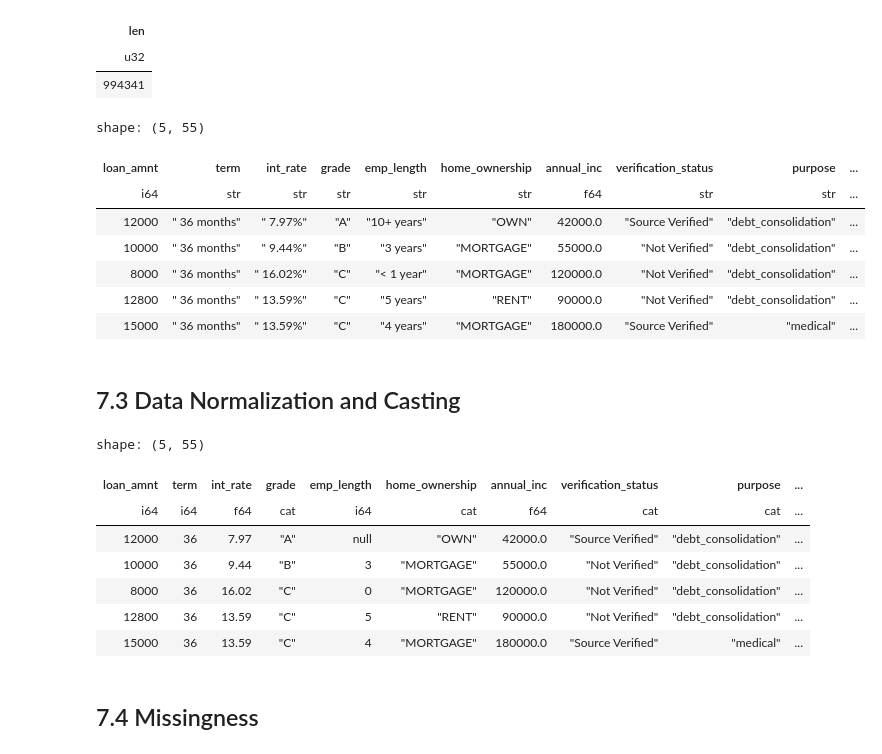
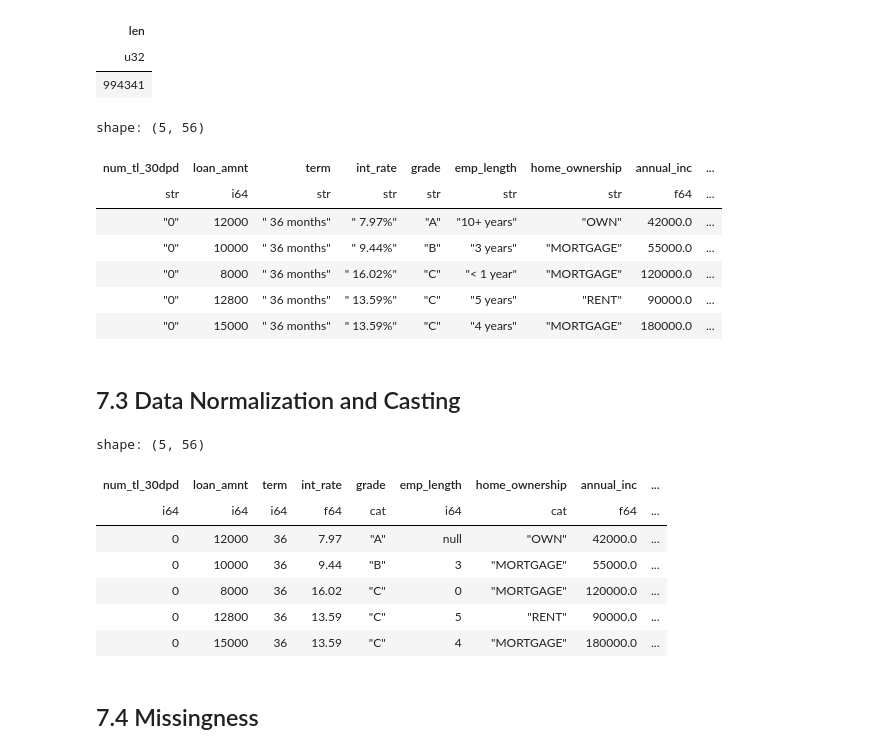
Before and after one commit to adhitizki/lending-club-credit-risk, a Jupyter notebook: notebook/modeling/07-feature-engineering.ipynb, the cells around one changed output. Cells and saved outputs as stored; diff of their text form; code cells hidden in the pictures.

```diff
--- a/notebook/modeling/07-feature-engineering.ipynb
+++ b/notebook/modeling/07-feature-engineering.ipynb
@@ -17,3 +17,13 @@ from pathlib import Path
 sys.path.append(str(Path.cwd().parent.parent))
 
 from src.config import RAW_DIR, INTERIM_DIR, PROCESSED_DIR, DOCS_DIR
+# %%
+import ray
+from cudf_polars.engine.ray import RayEngine
+
+if not ray.is_initialized():
+    ray.init()
+
+engine = RayEngine()
+
+print("Ray:", ray.is_initialized())
@@ -90,8 +103,12 @@ PERIOD_COL = "issue_d"
 TARGET_ENG = "default"
 
 FILTER_FEATURE = KEEP_FEATURE + [TARGET, PERIOD_COL]
+# %%
+DROP_FEATURE_NEW = []
+TEMP_KEEP = ["num_tl_30dpd"] + FILTER_FEATURE
 # %%
-df = lf.select(FILTER_FEATURE)
+# df = lf.select(FILTER_FEATURE)
+df = lf.select(TEMP_KEEP)
 # %%
 len(df.collect_schema())
 # %% [output]
@@ -130,16 +147,16 @@ shape: (1, 1)
 | u32 |
 | 994341 |
 # %%
-df.head(5).collect()
+df.head(5).collect(engine=engine)
 # %% [output]
-shape: (5, 55)
+shape: (5, 56)
-| loan_amnt | term | int_rate | grade | emp_length | home_ownership | annual_inc | verification_status | purpose | ... |
-| i64 | str | str | str | str | str | f64 | str | str | ... |
-| 12000 | " 36 months" | " 7.97%" | "A" | "10+ years" | "OWN" | 42000.0 | "Source Verified" | "debt_consolidation" | ... |
-| 10000 | " 36 months" | " 9.44%" | "B" | "3 years" | "MORTGAGE" | 55000.0 | "Not Verified" | "debt_consolidation" | ... |
-| 8000 | " 36 months" | " 16.02%" | "C" | "< 1 year" | "MORTGAGE" | 120000.0 | "Not Verified" | "debt_consolidation" | ... |
-| 12800 | " 36 months" | " 13.59%" | "C" | "5 years" | "RENT" | 90000.0 | "Not Verified" | "debt_consolidation" | ... |
-| 15000 | " 36 months" | " 13.59%" | "C" | "4 years" | "MORTGAGE" | 180000.0 | "Source Verified" | "medical" | ... |
+| num_tl_30dpd | loan_amnt | term | int_rate | grade | emp_length | home_ownership | annual_inc | ... |
+| str | i64 | str | str | str | str | str | f64 | ... |
+| "0" | 12000 | " 36 months" | " 7.97%" | "A" | "10+ years" | "OWN" | 42000.0 | ... |
+| "0" | 10000 | " 36 months" | " 9.44%" | "B" | "3 years" | "MORTGAGE" | 55000.0 | ... |
+| "0" | 8000 | " 36 months" | " 16.02%" | "C" | "< 1 year" | "MORTGAGE" | 120000.0 | ... |
+| "0" | 12800 | " 36 months" | " 13.59%" | "C" | "5 years" | "RENT" | 90000.0 | ... |
+| "0" | 15000 | " 36 months" | " 13.59%" | "C" | "4 years" | "MORTGAGE" | 180000.0 | ... |
 # %% [markdown]
 ## 7.3 Data Normalization and Casting
 # %%
@@ -238,16 +257,16 @@ cast_exec = cast_exec + [pl.col("earliest_cr_line").str.strptime(pl.Date, "%b-%Y
 
 df = df.with_columns(cast_exec)
 # %%
-df.head(5).collect()
+df.head(5).collect(engine=engine)
 # %% [output]
-shape: (5, 55)
+shape: (5, 56)
-| loan_amnt | term | int_rate | grade | emp_length | home_ownership | annual_inc | verification_status | purpose | ... |
-| i64 | i64 | f64 | cat | i64 | cat | f64 | cat | cat | ... |
-| 12000 | 36 | 7.97 | "A" | null | "OWN" | 42000.0 | "Source Verified" | "debt_consolidation" | ... |
-| 10000 | 36 | 9.44 | "B" | 3 | "MORTGAGE" | 55000.0 | "Not Verified" | "debt_consolidation" | ... |
-| 8000 | 36 | 16.02 | "C" | 0 | "MORTGAGE" | 120000.0 | "Not Verified" | "debt_consolidation" | ... |
-| 12800 | 36 | 13.59 | "C" | 5 | "RENT" | 90000.0 | "Not Verified" | "debt_consolidation" | ... |
-| 15000 | 36 | 13.59 | "C" | 4 | "MORTGAGE" | 180000.0 | "Source Verified" | "medical" | ... |
+| num_tl_30dpd | loan_amnt | term | int_rate | grade | emp_length | home_ownership | annual_inc | ... |
+| i64 | i64 | i64 | f64 | cat | i64 | cat | f64 | ... |
+| 0 | 12000 | 36 | 7.97 | "A" | null | "OWN" | 42000.0 | ... |
+| 0 | 10000 | 36 | 9.44 | "B" | 3 | "MORTGAGE" | 55000.0 | ... |
+| 0 | 8000 | 36 | 16.02 | "C" | 0 | "MORTGAGE" | 120000.0 | ... |
+| 0 | 12800 | 36 | 13.59 | "C" | 5 | "RENT" | 90000.0 | ... |
+| 0 | 15000 | 36 | 13.59 | "C" | 4 | "MORTGAGE" | 180000.0 | ... |
 # %% [markdown]
 ## 7.4 Missingness
 # %%
```
Also changed, not shown: parts of 45 cells of this notebook, 4 other files.
